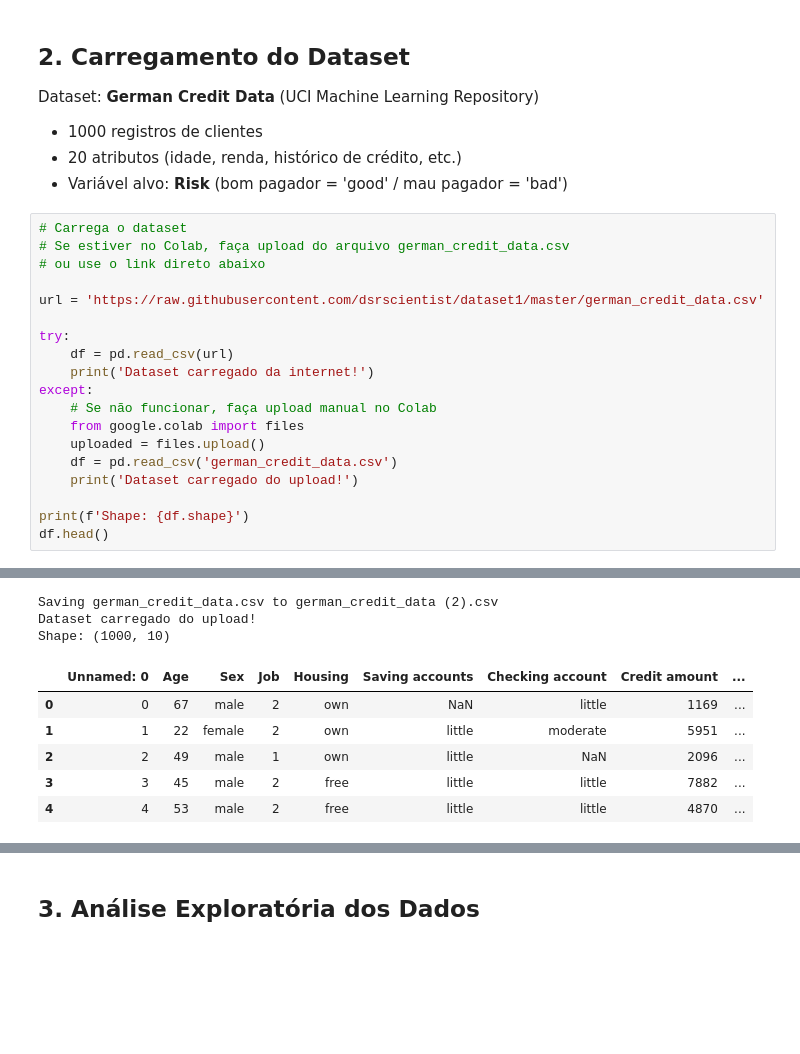
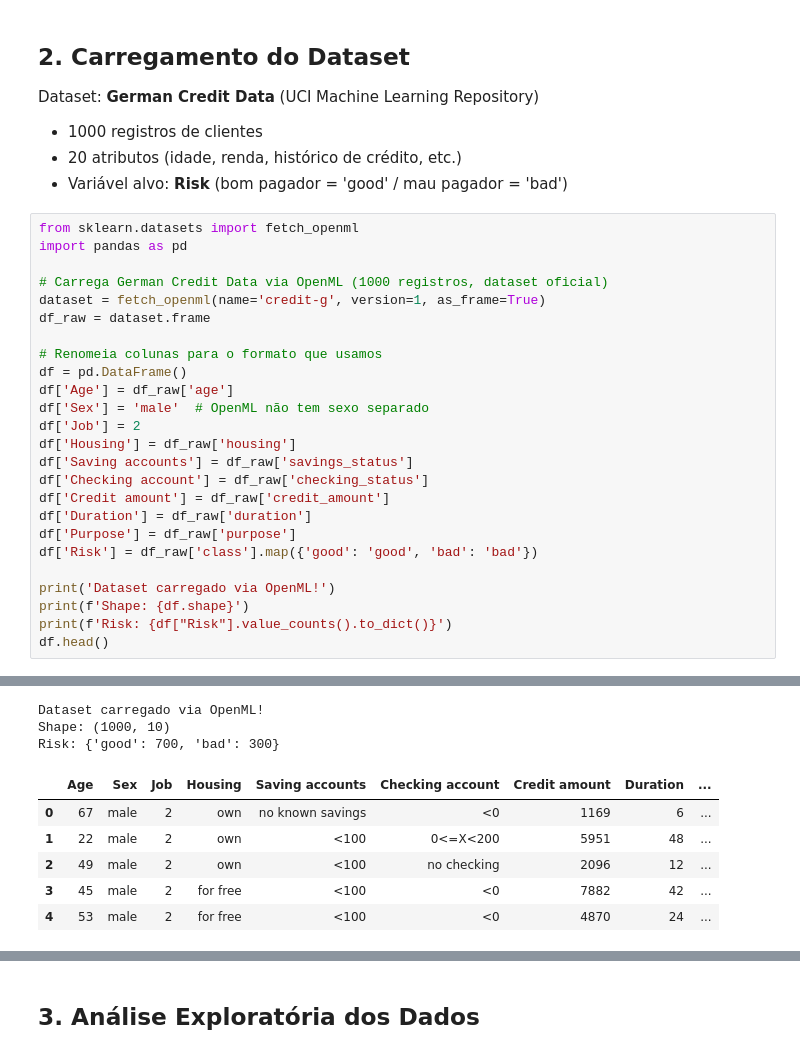
Before and after one commit to MatheusCampioto/trabalho-ia-credito, a Jupyter notebook: trabalho_ia_credito_1.ipynb, the cells around one changed output, grey strips where cells are left out. Cells and saved outputs as stored; diff of their text form; blank space fills up the shorter version.

```diff
--- a/trabalho_ia_credito_1.ipynb
+++ b/trabalho_ia_credito_1.ipynb
@@ -41,22 +41,28 @@ Dataset: **German Credit Data** (UCI Machine Learning Repository)
 - 20 atributos (idade, renda, histórico de crédito, etc.)
 - Variável alvo: **Risk** (bom pagador = 'good' / mau pagador = 'bad')
 # %%
-# Carrega o dataset
-# Se estiver no Colab, faça upload do arquivo german_credit_data.csv
-# ou use o link direto abaixo
+from sklearn.datasets import fetch_openml
+import pandas as pd
 
-url = 'https://raw.githubusercontent.com/dsrscientist/dataset1/master/german_credit_data.csv'
+# Carrega German Credit Data via OpenML (1000 registros, dataset oficial)
+dataset = fetch_openml(name='credit-g', version=1, as_frame=True)
+df_raw = dataset.frame
 
-try:
-    df = pd.read_csv(url)
-    print('Dataset carregado da internet!')
-except:
-    # Se não funcionar, faça upload manual no Colab
-    from google.colab import files
-    uploaded = files.upload()
-    df = pd.read_csv('german_credit_data.csv')
-    print('Dataset carregado do upload!')
+# Renomeia colunas para o formato que usamos
+df = pd.DataFrame()
+df['Age'] = df_raw['age']
+df['Sex'] = 'male'  # OpenML não tem sexo separado
+df['Job'] = 2
+df['Housing'] = df_raw['housing']
+df['Saving accounts'] = df_raw['savings_status']
+df['Checking account'] = df_raw['checking_status']
+df['Credit amount'] = df_raw['credit_amount']
+df['Duration'] = df_raw['duration']
+df['Purpose'] = df_raw['purpose']
+df['Risk'] = df_raw['class'].map({'good': 'good', 'bad': 'bad'})
 
+print('Dataset carregado via OpenML!')
 print(f'Shape: {df.shape}')
+print(f'Risk: {df["Risk"].value_counts().to_dict()}')
 df.head()
 # %% [output]
@@ -64,9 +69,9 @@ df.head()
-Saving german_credit_data.csv to german_credit_data (2).csv
-Dataset carregado do upload!
+Dataset carregado via OpenML!
 Shape: (1000, 10)
+Risk: {'good': 700, 'bad': 300}
-|  | Unnamed: 0 | Age | Sex | Job | Housing | Saving accounts | Checking account | Credit amount | ... |
-| 0 | 0 | 67 | male | 2 | own | NaN | little | 1169 | ... |
-| 1 | 1 | 22 | female | 2 | own | little | moderate | 5951 | ... |
-| 2 | 2 | 49 | male | 1 | own | little | NaN | 2096 | ... |
-| 3 | 3 | 45 | male | 2 | free | little | little | 7882 | ... |
-| 4 | 4 | 53 | male | 2 | free | little | little | 4870 | ... |
+|  | Age | Sex | Job | Housing | Saving accounts | Checking account | Credit amount | Duration | ... |
+| 0 | 67 | male | 2 | own | no known savings | <0 | 1169 | 6 | ... |
+| 1 | 22 | male | 2 | own | <100 | 0<=X<200 | 5951 | 48 | ... |
+| 2 | 49 | male | 2 | own | <100 | no checking | 2096 | 12 | ... |
+| 3 | 45 | male | 2 | for free | <100 | <0 | 7882 | 42 | ... |
+| 4 | 53 | male | 2 | for free | <100 | <0 | 4870 | 24 | ... |
```
Also changed, not shown: parts of 13 cells of this notebook.
